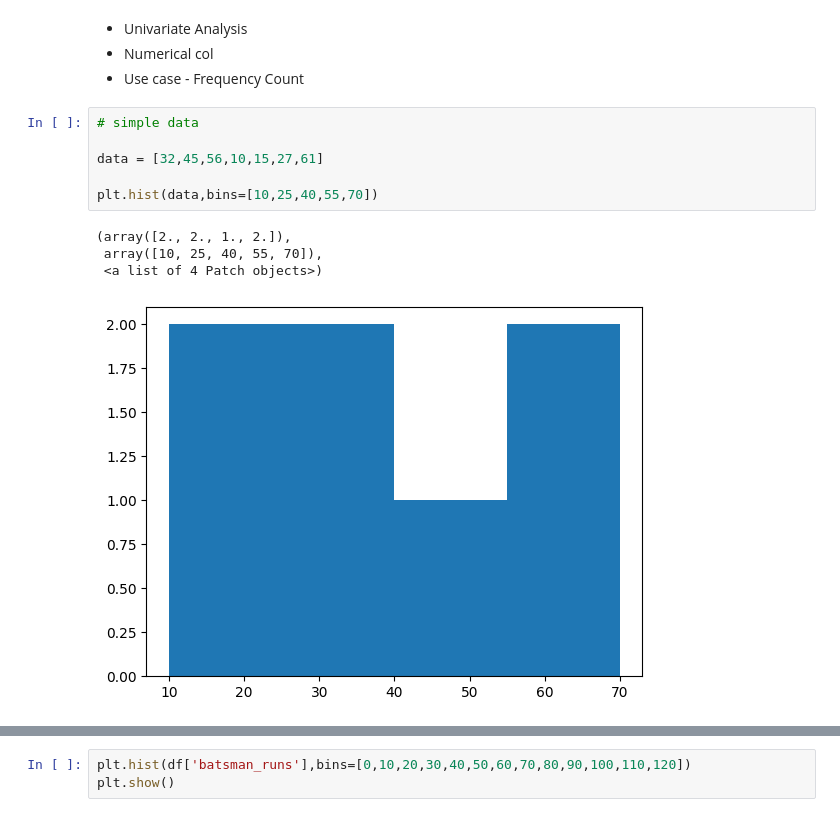
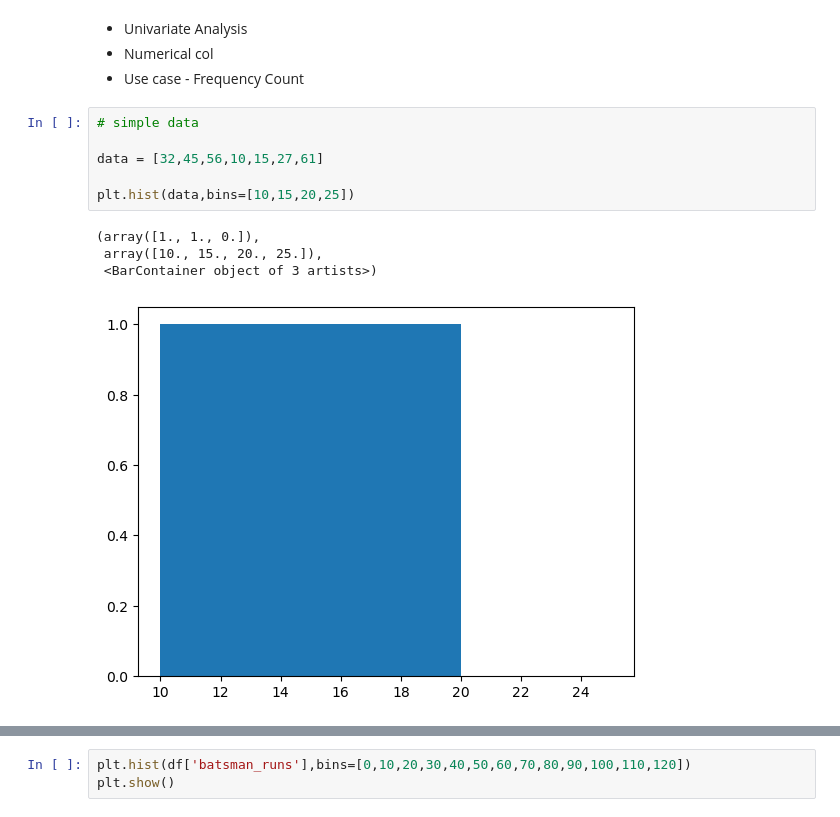
Before and after one commit to VishalYadav2858/AI-stack, a Jupyter notebook: AI_Eng/Matplotlib/Matplotib.ipynb, the cells around one changed output, grey strips where cells are left out. Drawn from its saved outputs; the diff is of its cells as text.

```diff
--- a/AI_Eng/Matplotlib/Matplotib.ipynb
+++ b/AI_Eng/Matplotlib/Matplotib.ipynb
@@ -259,13 +271,13 @@ KeyError: ignored
 # %%
 # simple data
 
 data = [32,45,56,10,15,27,61]
 
-plt.hist(data,bins=[10,25,40,55,70])
+plt.hist(data,bins=[10,15,20,25])
 # %% [output]
-(array([2., 2., 1., 2.]),
- array([10, 25, 40, 55, 70]),
- <a list of 4 Patch objects>)
+(array([1., 1., 0.]),
+ array([10., 15., 20., 25.]),
+ <BarContainer object of 3 artists>)
-[figure, old version]
+[figure, new version]
 # %%
 # on some data
```
Also changed, not shown: parts of 79 cells of this notebook, 5 other files.
